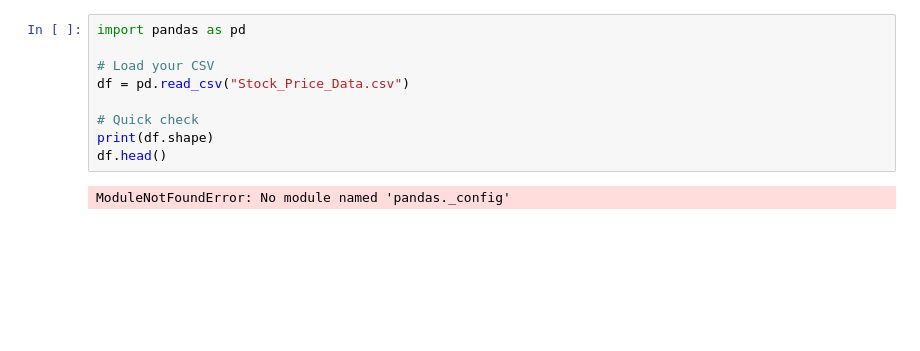
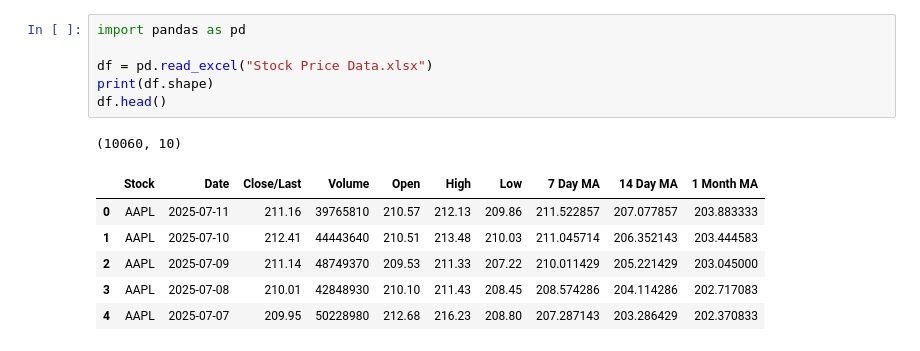
Before and after one commit to evandobler98/stock_market_capstone, a Jupyter notebook: eda.ipynb, the cells around one changed output. Drawn from its saved outputs; the diff is of its cells as text; blank space fills up the shorter version.

```diff
--- a/eda.ipynb
+++ b/eda.ipynb
@@ -1,11 +1,14 @@
 # %%
 import pandas as pd
 
-# Load your CSV
-df = pd.read_csv("Stock_Price_Data.csv")
-
-# Quick check
+df = pd.read_excel("Stock Price Data.xlsx")
 print(df.shape)
 df.head()
 # %% [output]
-ModuleNotFoundError: No module named 'pandas._config'
+(10060, 10)
+|  | Stock | Date | Close/Last | Volume | Open | High | Low | 7 Day MA | 14 Day MA | 1 Month MA |
+| 0 | AAPL | 2025-07-11 | 211.16 | 39765810 | 210.57 | 212.13 | 209.86 | 211.522857 | 207.077857 | 203.883333 |
+| 1 | AAPL | 2025-07-10 | 212.41 | 44443640 | 210.51 | 213.48 | 210.03 | 211.045714 | 206.352143 | 203.444583 |
+| 2 | AAPL | 2025-07-09 | 211.14 | 48749370 | 209.53 | 211.33 | 207.22 | 210.011429 | 205.221429 | 203.045000 |
+| 3 | AAPL | 2025-07-08 | 210.01 | 42848930 | 210.10 | 211.43 | 208.45 | 208.574286 | 204.114286 | 202.717083 |
+| 4 | AAPL | 2025-07-07 | 209.95 | 50228980 | 212.68 | 216.23 | 208.80 | 207.287143 | 203.286429 | 202.370833 |
```
Also changed, not shown: parts of 12 cells of this notebook, 1 other file.
